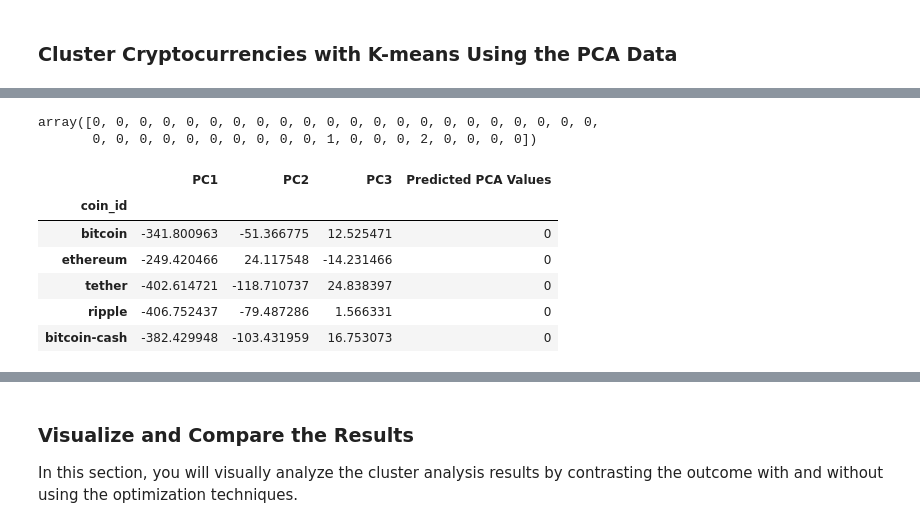
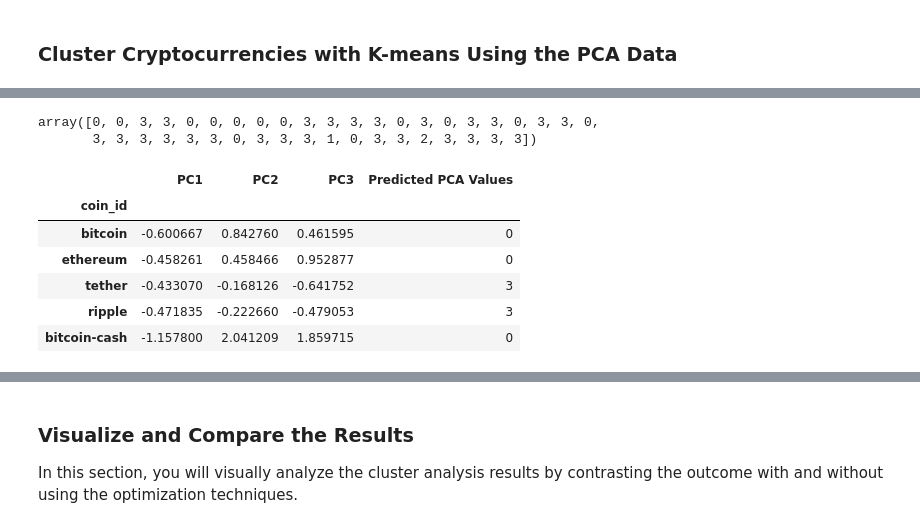
Before and after one commit to mehpree/CryptoClustering, a Jupyter notebook: Crypto_Clustering_code.ipynb, the cells around one changed output, grey strips where cells are left out. Drawn from its saved outputs; the diff is of its cells as text; code cells hidden in the pictures.

```diff
--- a/Crypto_Clustering_code.ipynb
+++ b/Crypto_Clustering_code.ipynb
@@ -231,13 +231,8 @@ scatter_plot.opts(
 # Create a PCA model instance and set `n_components=3`.
 pca = PCA(n_components=3)
 # %%
-# Use the PCA model with `fit_transform` to reduce to
-principal_components = pca.fit_transform(df_market_data_scaled)
-
-# three principal components.
-df_market_data_scaled_pca = pd.DataFrame(data=principal_components, columns=['PC1', 'PC2', 'PC3'], index=df_market_data.index)
-
-
+# Use the PCA model with `fit_transform` to reduce to # three principal components
+market_data_pca = pca.fit_transform(df_market_data_scaled)
 # View the first five rows of the DataFrame.
-df_market_data_scaled_pca[:5]
+market_data_pca[:5]
 # %% [output]
@@ -274,7 +272,6 @@ explained_variance_df
 # %%
-# Create a new DataFrame with the PCA data.
-df_market_data_pca = df_market_data_scaled_pca.copy()
-# Creating a DataFrame with the PCA data
+# Dataframe to hold pca data
+df_market_data_pca = pd.DataFrame(market_data_pca, columns=['PC1', 'PC2', 'PC3'])
 
 # Copy the crypto names from the original data
 df_market_data_pca['coin_id'] = df_market_data.index
@@ -354,7 +354,7 @@ df_elbow.hvplot.line(
 ### Cluster Cryptocurrencies with K-means Using the PCA Data
 # %%
 # Initialize the K-Means model using the best value for k
-model = KMeans(n_clusters=3, random_state=0)
+model = KMeans(n_clusters=4, random_state=0)
 # %%
 # Fit the K-Means model using the PCA data
 model.fit(df_market_data_pca)
@@ -363,28 +363,28 @@ KMeans(n_clusters=3, random_state=0)
 # %%
 # Predict the clusters to group the cryptocurrencies using the PCA data
-k_3 = model.predict(df_market_data_pca)
+clusters_pca = model.predict(df_market_data_pca)
 
 # Print the resulting array of cluster values.
-k_3
+clusters_pca
 # %% [output]
-array([0, 0, 0, 0, 0, 0, 0, 0, 0, 0, 0, 0, 0, 0, 0, 0, 0, 0, 0, 0, 0, 0,
-       0, 0, 0, 0, 0, 0, 0, 0, 0, 0, 1, 0, 0, 0, 2, 0, 0, 0, 0])
+array([0, 0, 3, 3, 0, 0, 0, 0, 0, 3, 3, 3, 3, 0, 3, 0, 3, 3, 0, 3, 3, 0,
+       3, 3, 3, 3, 3, 3, 0, 3, 3, 3, 1, 0, 3, 3, 2, 3, 3, 3, 3])
 # %%
 # Create a copy of the DataFrame with the PCA data
 df_market_data_pca_predictions = df_market_data_pca.copy()
 
 # Add a new column to the DataFrame with the predicted clusters
-df_market_data_pca_predictions["Predicted PCA Values"] = k_3
+df_market_data_pca_predictions["Predicted PCA Values"] = clusters_pca
 
 # Display sample data
 df_market_data_pca_predictions.head()
 # %% [output]
 |  | PC1 | PC2 | PC3 | Predicted PCA Values |
 | coin_id |  |  |  |  |
-| bitcoin | -341.800963 | -51.366775 | 12.525471 | 0 |
-| ethereum | -249.420466 | 24.117548 | -14.231466 | 0 |
-| tether | -402.614721 | -118.710737 | 24.838397 | 0 |
-| ripple | -406.752437 | -79.487286 | 1.566331 | 0 |
-| bitcoin-cash | -382.429948 | -103.431959 | 16.753073 | 0 |
+| bitcoin | -0.600667 | 0.842760 | 0.461595 | 0 |
+| ethereum | -0.458261 | 0.458466 | 0.952877 | 0 |
+| tether | -0.433070 | -0.168126 | -0.641752 | 3 |
+| ripple | -0.471835 | -0.222660 | -0.479053 | 3 |
+| bitcoin-cash | -1.157800 | 2.041209 | 1.859715 | 0 |
 # %%
 # Create a scatter plot using hvPlot by setting
```
Also changed, not shown: parts of 28 cells of this notebook.
